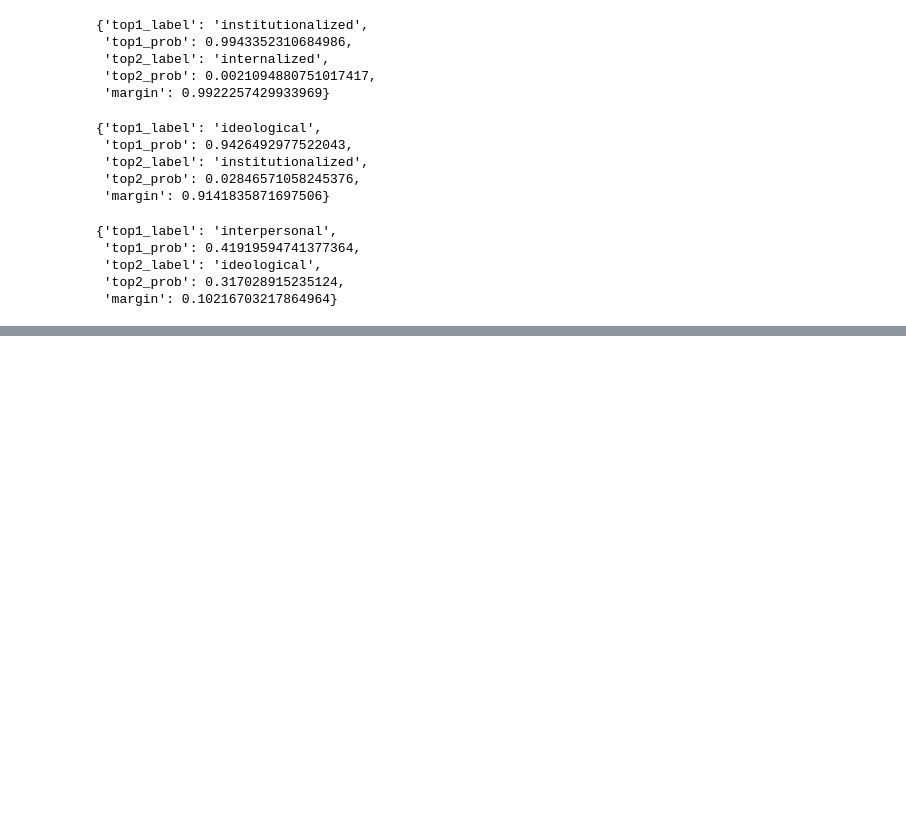
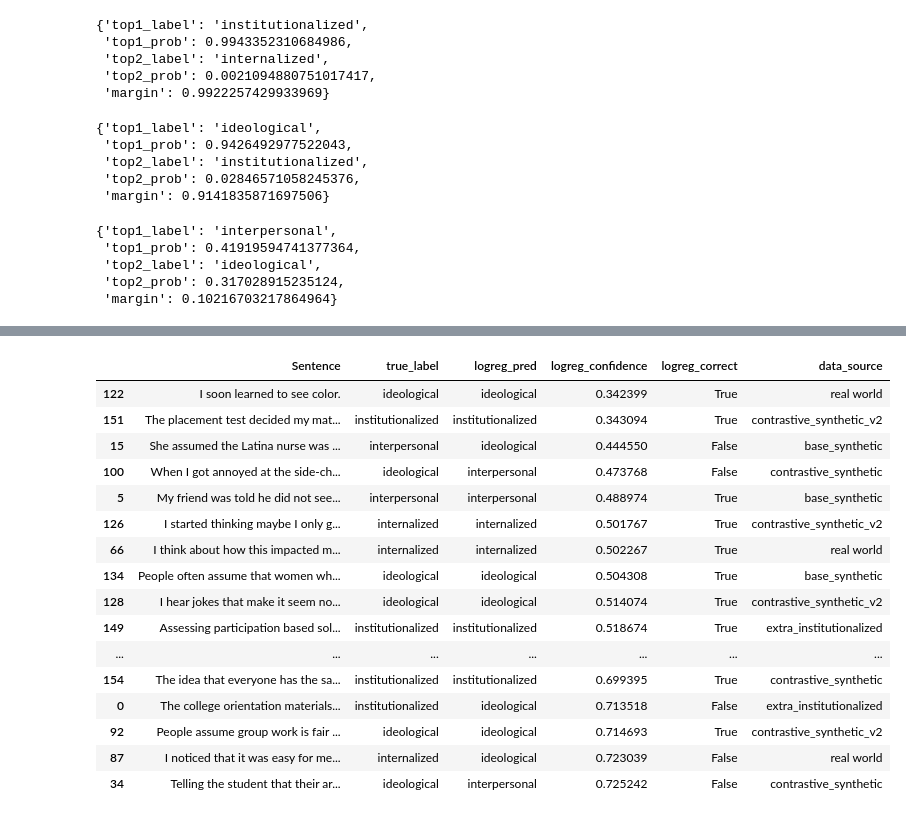
Before and after one commit to ritvik-123/114-Assignments-OS, a Jupyter notebook: Final_LogReg.ipynb, the cells around one changed output, grey strips where cells are left out. Cells and saved outputs as stored; diff of their text form; code cells hidden in the pictures; blank space fills up the shorter version.

```diff
--- a/Final_LogReg.ipynb
+++ b/Final_LogReg.ipynb
@@ -583,0 +571,43 @@ threshold_df.sort_values(
+# %%
+# ------------------------------------------------------------
+# Inspect rows that would go to LLM
+# ------------------------------------------------------------
+
+CONF_THRESHOLD = 0.75
+
+use_llm = top1_probs < CONF_THRESHOLD
+
+df_fallback = df_test.copy().reset_index(drop=True)
+df_fallback["true_label"] = y_test
+df_fallback["logreg_pred"] = top1_labels
+df_fallback["logreg_confidence"] = top1_probs
+df_fallback["logreg_correct"] = correct
+
+df_fallback_cases = df_fallback[use_llm].copy()
+
+df_fallback_cases[[
+    "Sentence",
+    "true_label",
+    "logreg_pred",
+    "logreg_confidence",
+    "logreg_correct",
+    "data_source"
+]].sort_values("logreg_confidence")
+# %% [output]
+|  | Sentence | true_label | logreg_pred | logreg_confidence | logreg_correct | data_source |
+| 122 | I soon learned to see color. | ideological | ideological | 0.342399 | True | real world |
+| 151 | The placement test decided my mat... | institutionalized | institutionalized | 0.343094 | True | contrastive_synthetic_v2 |
+| 15 | She assumed the Latina nurse was ... | interpersonal | ideological | 0.444550 | False | base_synthetic |
+| 100 | When I got annoyed at the side-ch... | ideological | interpersonal | 0.473768 | False | contrastive_synthetic |
+| 5 | My friend was told he did not see... | interpersonal | interpersonal | 0.488974 | True | base_synthetic |
+| 126 | I started thinking maybe I only g... | internalized | internalized | 0.501767 | True | contrastive_synthetic_v2 |
+| 66 | I think about how this impacted m... | internalized | internalized | 0.502267 | True | real world |
+| 134 | People often assume that women wh... | ideological | ideological | 0.504308 | True | base_synthetic |
+| 128 | I hear jokes that make it seem no... | ideological | ideological | 0.514074 | True | contrastive_synthetic_v2 |
+| 149 | Assessing participation based sol... | institutionalized | institutionalized | 0.518674 | True | extra_institutionalized |
+| ... | ... | ... | ... | ... | ... | ... |
+| 154 | The idea that everyone has the sa... | institutionalized | institutionalized | 0.699395 | True | contrastive_synthetic |
+| 0 | The college orientation materials... | institutionalized | ideological | 0.713518 | False | extra_institutionalized |
+| 92 | People assume group work is fair ... | ideological | ideological | 0.714693 | True | contrastive_synthetic_v2 |
+| 87 | I noticed that it was easy for me... | internalized | ideological | 0.723039 | False | real world |
+| 34 | Telling the student that their ar... | ideological | interpersonal | 0.725242 | False | contrastive_synthetic |
```
Also changed, not shown: parts of 2 cells of this notebook.
